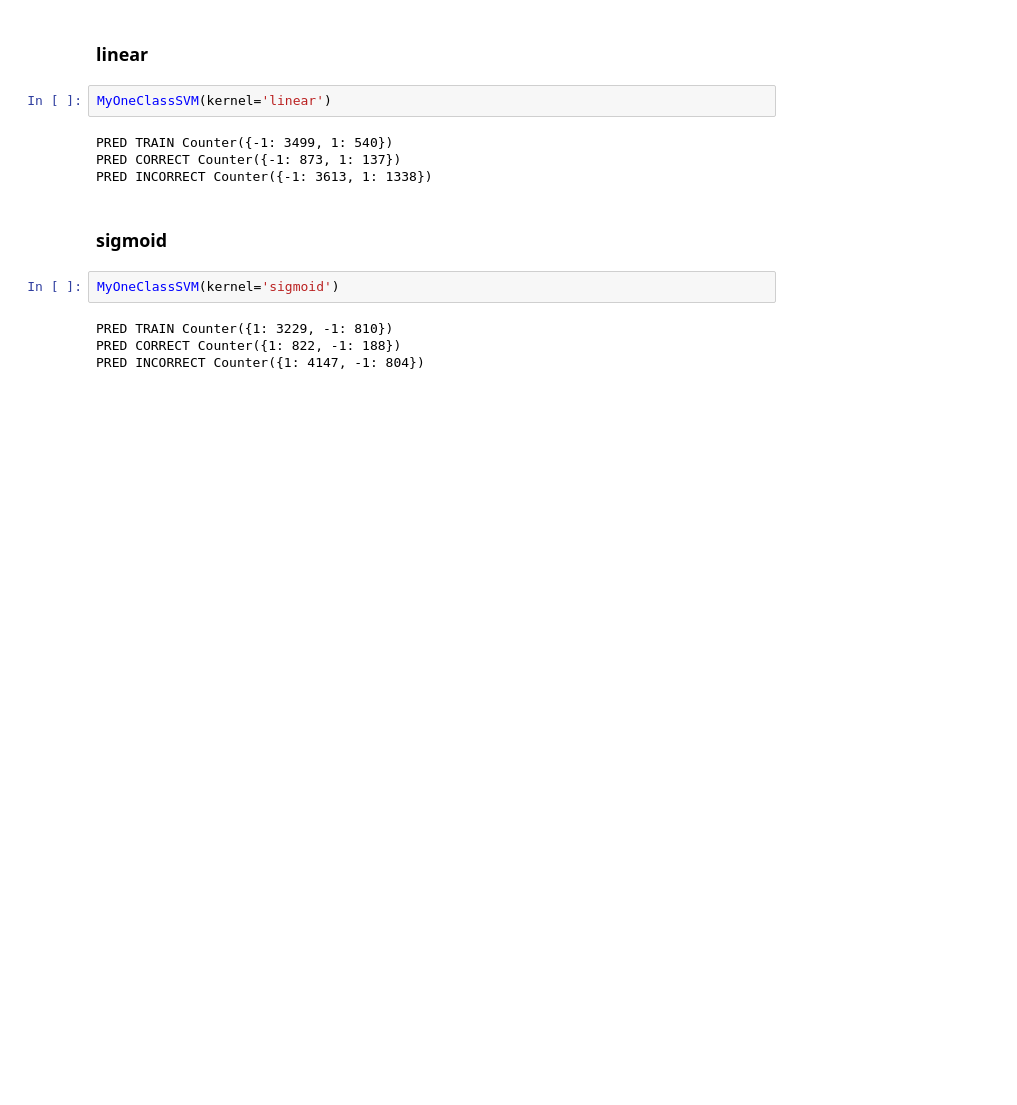
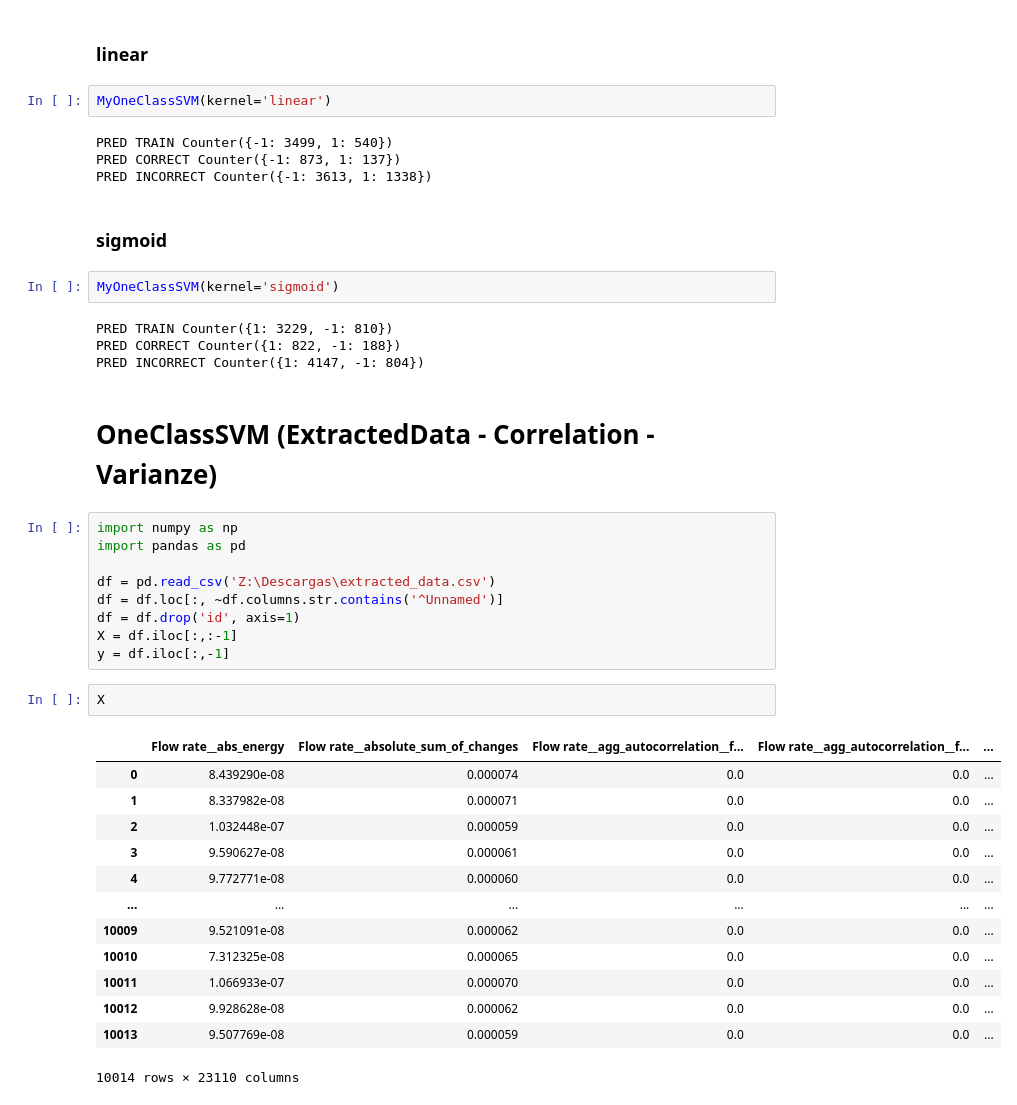
Before and after one commit to xetxezarreta/explainable_anomaly_detection, a Jupyter notebook: ad_OneClassSVM.ipynb, the cells around one changed output. Cells and saved outputs as stored; diff of their text form; blank space fills up the shorter version.

```diff
--- a/ad_OneClassSVM.ipynb
+++ b/ad_OneClassSVM.ipynb
@@ -98,3 +98,30 @@ MyOneClassSVM(kernel='sigmoid')
 PRED TRAIN Counter({1: 3229, -1: 810})
 PRED CORRECT Counter({1: 822, -1: 188})
 PRED INCORRECT Counter({1: 4147, -1: 804})
+# %% [markdown]
+# OneClassSVM (ExtractedData - Correlation - Varianze)
+# %%
+import numpy as np
+import pandas as pd
+
+df = pd.read_csv('Z:\Descargas\extracted_data.csv')
+df = df.loc[:, ~df.columns.str.contains('^Unnamed')]
+df = df.drop('id', axis=1)
+X = df.iloc[:,:-1]
+y = df.iloc[:,-1]
+# %%
+X
+# %% [output]
+|  | Flow rate__abs_energy | Flow rate__absolute_sum_of_changes | Flow rate__agg_autocorrelation__f... | Flow rate__agg_autocorrelation__f... | ... |
+| 0 | 8.439290e-08 | 0.000074 | 0.0 | 0.0 | ... |
+| 1 | 8.337982e-08 | 0.000071 | 0.0 | 0.0 | ... |
+| 2 | 1.032448e-07 | 0.000059 | 0.0 | 0.0 | ... |
+| 3 | 9.590627e-08 | 0.000061 | 0.0 | 0.0 | ... |
+| 4 | 9.772771e-08 | 0.000060 | 0.0 | 0.0 | ... |
+| ... | ... | ... | ... | ... | ... |
+| 10009 | 9.521091e-08 | 0.000062 | 0.0 | 0.0 | ... |
+| 10010 | 7.312325e-08 | 0.000065 | 0.0 | 0.0 | ... |
+| 10011 | 1.066933e-07 | 0.000070 | 0.0 | 0.0 | ... |
+| 10012 | 9.928628e-08 | 0.000062 | 0.0 | 0.0 | ... |
+| 10013 | 9.507769e-08 | 0.000059 | 0.0 | 0.0 | ... |
+10014 rows × 23110 columns
```
Also changed, not shown: parts of 5 cells of this notebook.
